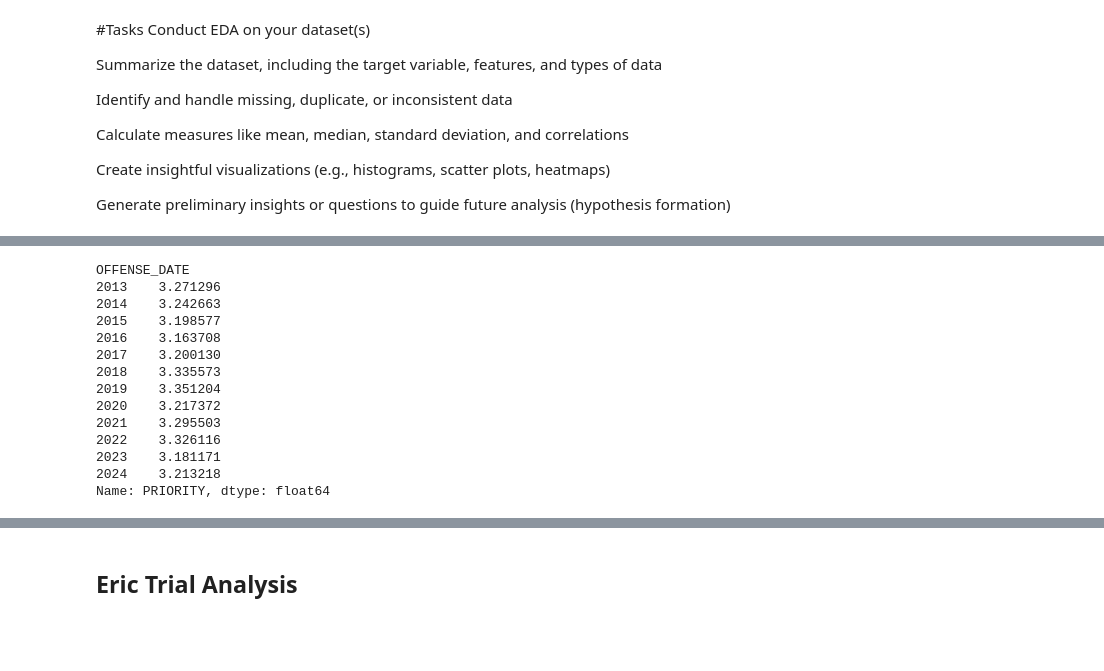
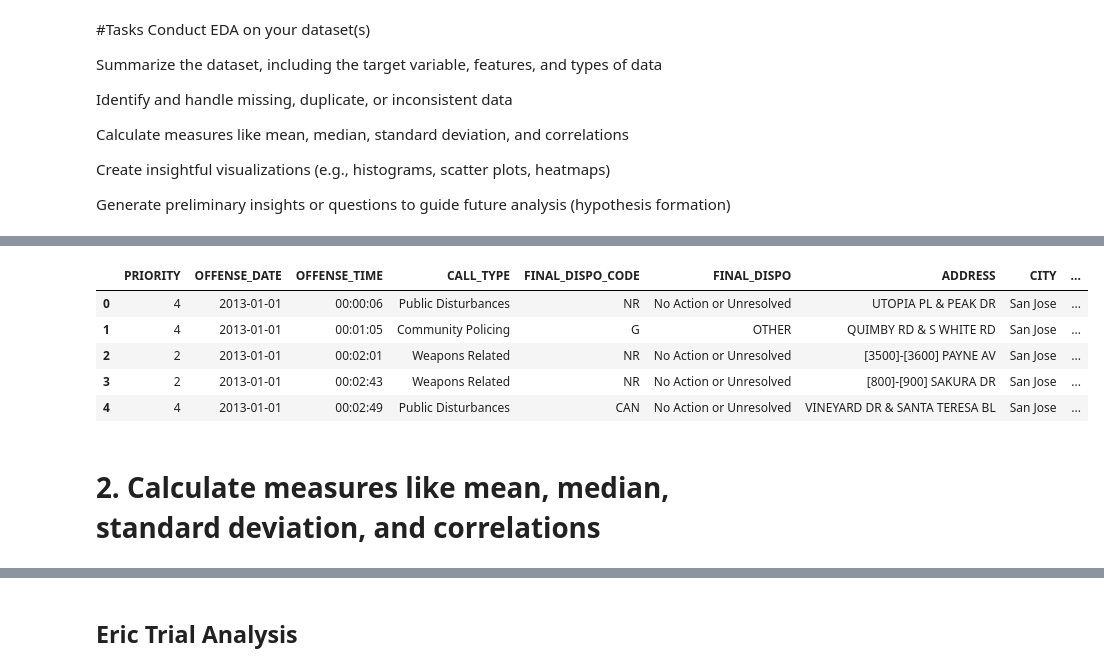
Before and after one commit to truongng1/crime_trends_sj, a Jupyter notebook: notebookes/CS_163_EDA_Summary.ipynb, the cells around one changed output, grey strips where cells are left out. Saved outputs shown, nothing was run; the diff lists cells and outputs as text; code cells hidden in the pictures; blank space fills up the shorter version.

```diff
--- a/notebookes/CS_163_EDA_Summary.ipynb
+++ b/notebookes/CS_163_EDA_Summary.ipynb
@@ -63,21 +63,3 @@ df.head()
 | 2 | 2 | 2013-01-01 | 00:02:01 | FIREARMS DISCHARGED | NR | No Response | [3500]-[3600] PAYNE AV | San Jose | ... |
 | 3 | 2 | 2013-01-01 | 00:02:43 | FIREARMS DISCHARGED | NR | No Response | [800]-[900] SAKURA DR | San Jose | ... |
 | 4 | 4 | 2013-01-01 | 00:02:49 | DISTURBANCE, FIRECRACKERS | CAN | Canceled | VINEYARD DR & SANTA TERESA BL | San Jose | ... |
-# %%
-mean_priorit_per_year = df.groupby(df['OFFENSE_DATE'].dt.year)['PRIORITY'].mean()
-print(mean_priorit_per_year)
-# %% [output]
-OFFENSE_DATE
-2013    3.271296
-2014    3.242663
-2015    3.198577
-2016    3.163708
-2017    3.200130
-2018    3.335573
-2019    3.351204
-2020    3.217372
-2021    3.295503
-2022    3.326116
-2023    3.181171
-2024    3.213218
-Name: PRIORITY, dtype: float64
@@ -83,0 +128,11 @@ Name: PRIORITY, dtype: float64
+# %%
+df.head()
+# %% [output]
+|  | PRIORITY | OFFENSE_DATE | OFFENSE_TIME | CALL_TYPE | FINAL_DISPO_CODE | FINAL_DISPO | ADDRESS | CITY | ... |
+| 0 | 4 | 2013-01-01 | 00:00:06 | Public Disturbances | NR | No Action or Unresolved | UTOPIA PL & PEAK DR | San Jose | ... |
+| 1 | 4 | 2013-01-01 | 00:01:05 | Community Policing | G | OTHER | QUIMBY RD & S WHITE RD | San Jose | ... |
+| 2 | 2 | 2013-01-01 | 00:02:01 | Weapons Related | NR | No Action or Unresolved | [3500]-[3600] PAYNE AV | San Jose | ... |
+| 3 | 2 | 2013-01-01 | 00:02:43 | Weapons Related | NR | No Action or Unresolved | [800]-[900] SAKURA DR | San Jose | ... |
+| 4 | 4 | 2013-01-01 | 00:02:49 | Public Disturbances | CAN | No Action or Unresolved | VINEYARD DR & SANTA TERESA BL | San Jose | ... |
+# %% [markdown]
+# 2. Calculate measures like mean, median, standard deviation, and correlations
```
Also changed, not shown: parts of 18 cells of this notebook.
